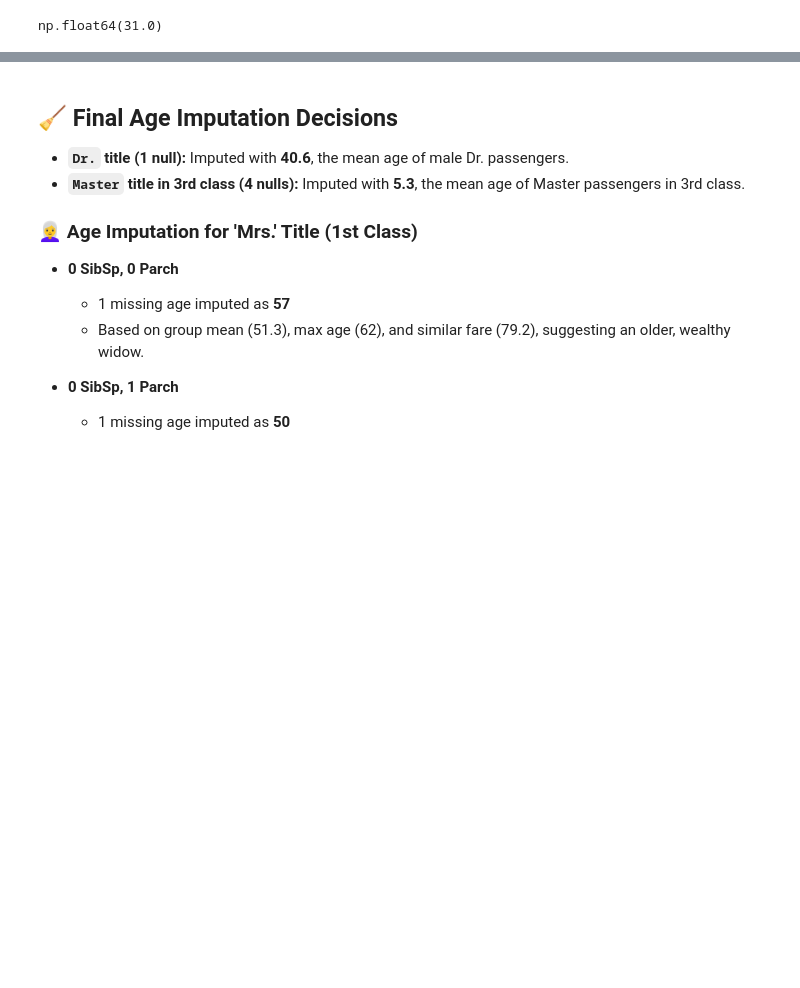
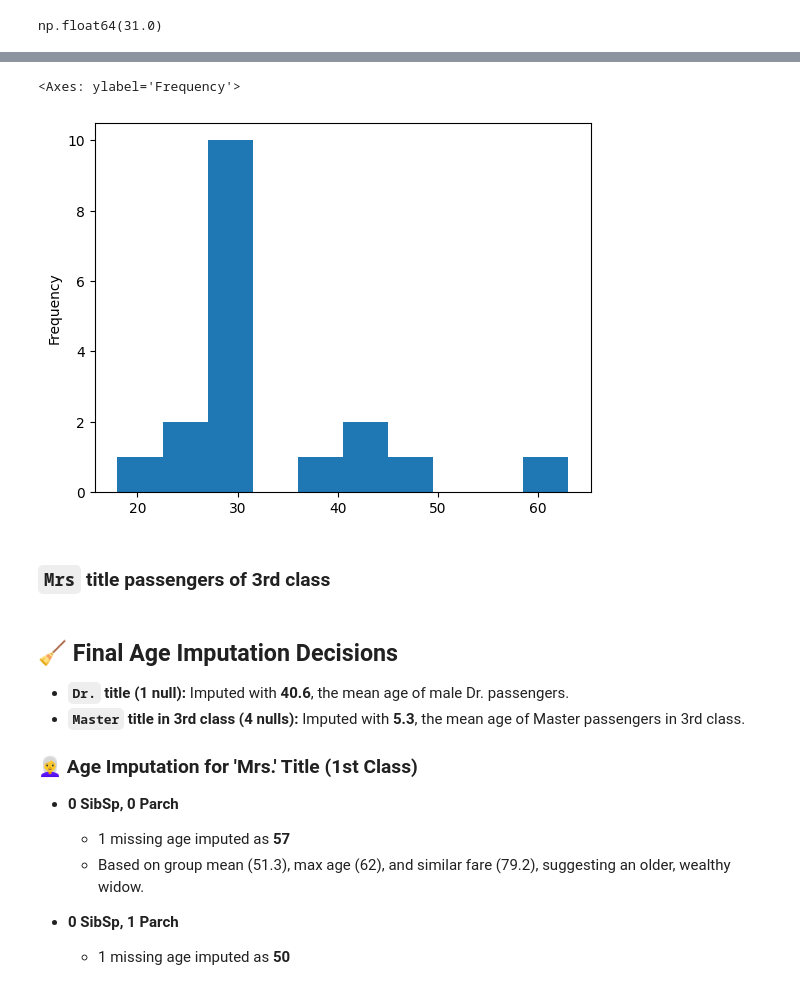
Before and after one commit to Restart29/titanic-analysis, a Jupyter notebook: notebooks/titanic.ipynb, the cells around one changed output, grey strips where cells are left out. Cells and saved outputs as stored; diff of their text form; code cells hidden in the pictures; blank space fills up the shorter version.

```diff
--- a/notebooks/titanic.ipynb
+++ b/notebooks/titanic.ipynb
@@ -694,0 +780,2 @@ change_db2.loc[(change_db2['Age'].isnull())&(change_db2['Title']=='Mrs'),['Name'
+# %%
+change_db_cleaned.loc[(change_db_cleaned['Title']=='Mrs')&(change_db_cleaned['Pclass']==3)&(change_db_cleaned['SibSp']==0)&(change_db_cleaned['Parch']==2)&(change_db_cleaned['Age'].isnull()),'Age']=27
@@ -694,0 +858,2 @@ change_db2.loc[(change_db2['Age'].isnull())&(change_db2['Title']=='Mrs'),['Name'
+# %%
+change_db_cleaned.loc[(change_db_cleaned['Title']=='Mrs')&(change_db_cleaned['Pclass']==3)&(change_db_cleaned['SibSp']==0)&(change_db_cleaned['Parch']==0)&(change_db_cleaned['Age'].isnull()),'Age']=change_db_cleaned.loc[(change_db_cleaned['Title']=='Mrs')&(change_db_cleaned['Pclass']==3)&(change_db_cleaned['SibSp']==0),'Age'].median()
@@ -695,3 +892,10 @@ change_db2.loc[(change_db2['Age'].isnull())&(change_db2['Title']=='Mrs'),['Name'
+# %%
+change_db_cleaned.loc[(change_db_cleaned['Title']=='Mrs')&(change_db_cleaned['Pclass']==3)&(change_db_cleaned['SibSp']==0),'Age'].plot.hist(bins=10)
+# %% [output]
+<Axes: ylabel='Frequency'>
+[figure, added]
+# %% [markdown]
+### `Mrs` title passengers of 3rd class
 # %% [markdown]
 ## 🧹 Final Age Imputation Decisions
 
```
Also changed, not shown: parts of 18 cells of this notebook.
